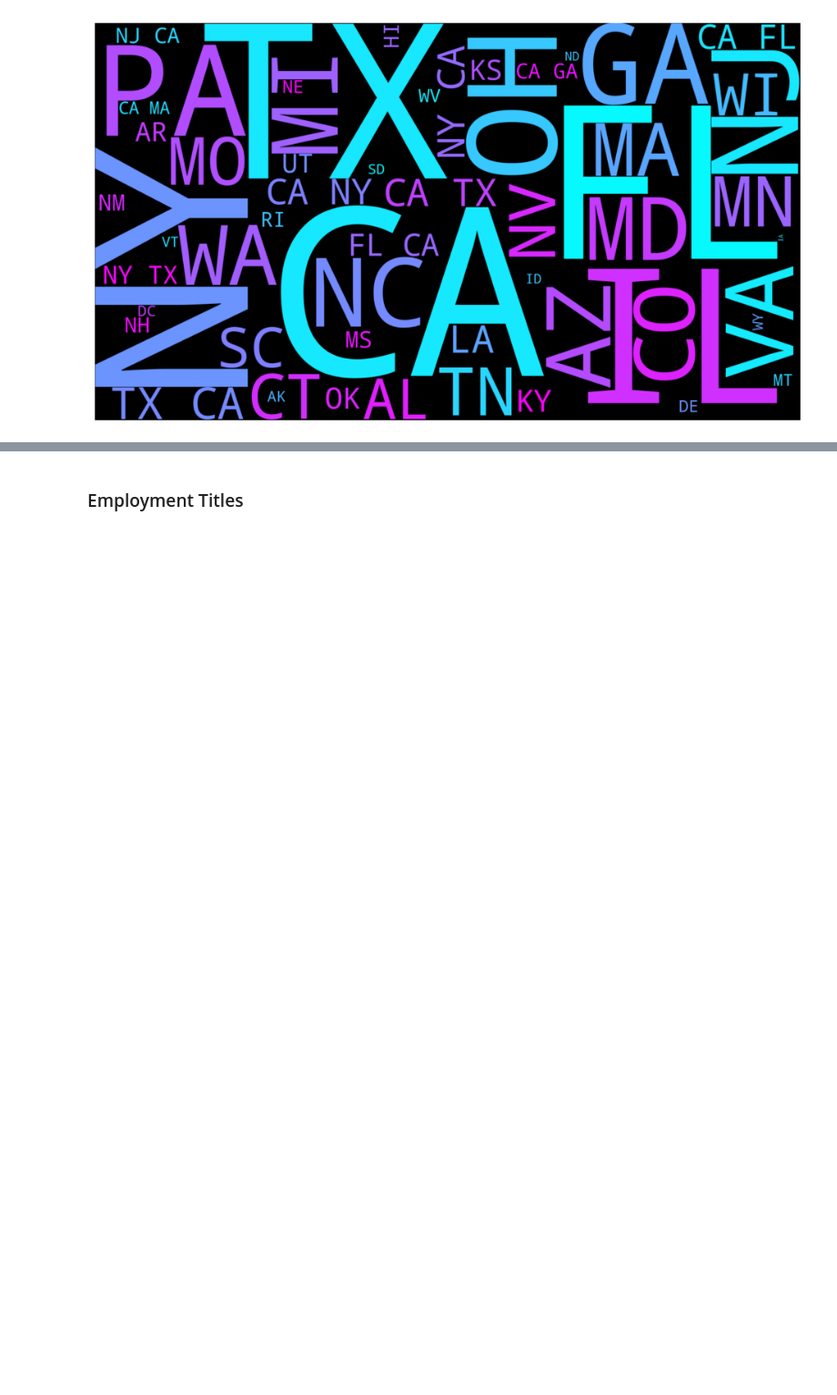
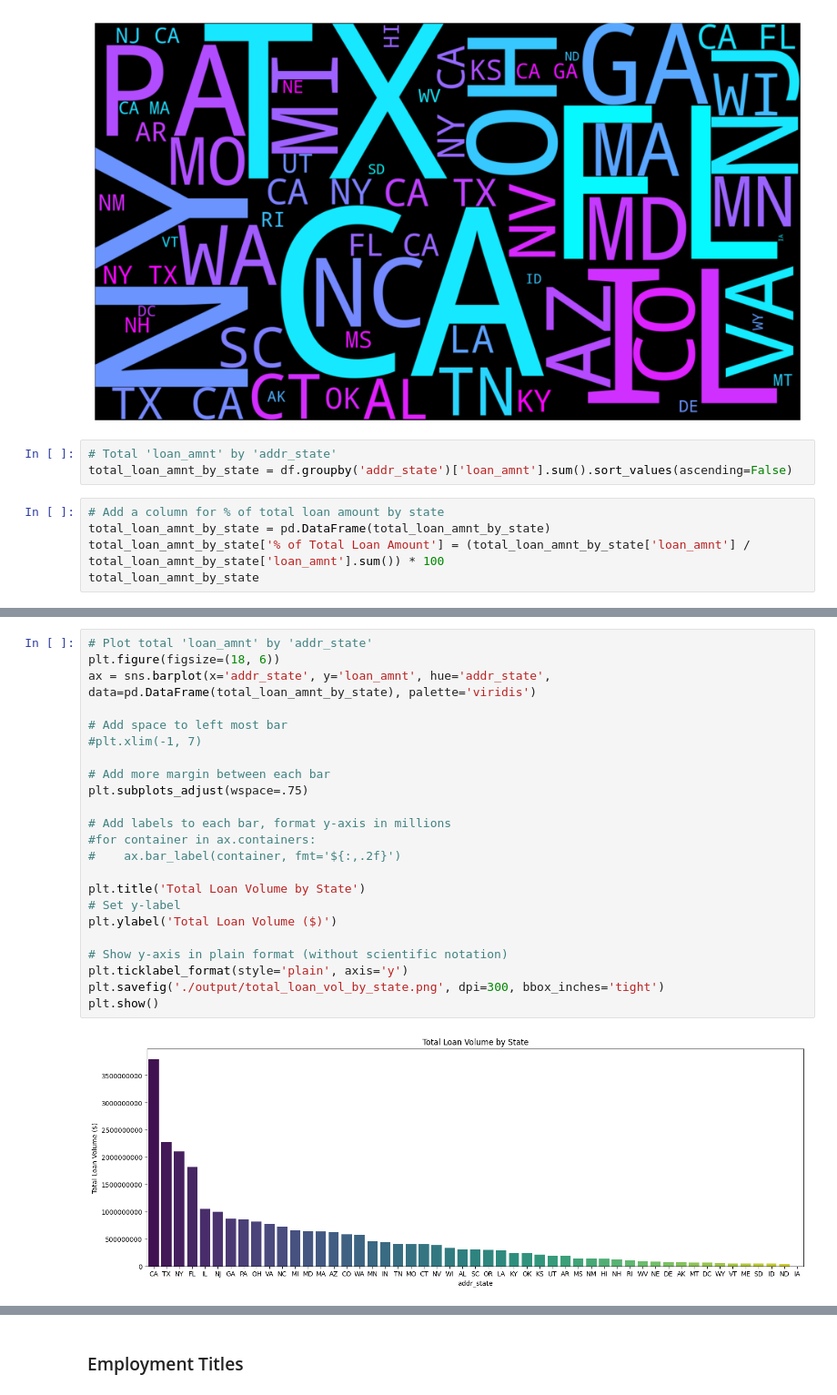
Before and after one commit to dmtrinh/loan-default-prediction, a Jupyter notebook: LendingClub_EDA.ipynb, the cells around one changed output, grey strips where cells are left out. Shown at 91% size. Saved outputs shown, nothing was run; the diff lists cells and outputs as text; blank space fills up the shorter version.

```diff
--- a/LendingClub_EDA.ipynb
+++ b/LendingClub_EDA.ipynb
@@ -55,3 +58,11 @@ create_wordcloud(df['addr_state'])
 # %% [output]
 Number of unique values: 51
 [figure]
+# %%
+# Total 'loan_amnt' by 'addr_state'
+total_loan_amnt_by_state = df.groupby('addr_state')['loan_amnt'].sum().sort_values(ascending=False)
+# %%
+# Add a column for % of total loan amount by state
+total_loan_amnt_by_state = pd.DataFrame(total_loan_amnt_by_state)
+total_loan_amnt_by_state['% of Total Loan Amount'] = (total_loan_amnt_by_state['loan_amnt'] / total_loan_amnt_by_state['loan_amnt'].sum()) * 100
+total_loan_amnt_by_state
@@ -57,0 +88,25 @@ Number of unique values: 51
+# %%
+# Plot total 'loan_amnt' by 'addr_state'
+plt.figure(figsize=(18, 6))
+ax = sns.barplot(x='addr_state', y='loan_amnt', hue='addr_state', data=pd.DataFrame(total_loan_amnt_by_state), palette='viridis')
+
+# Add space to left most bar
+#plt.xlim(-1, 7)
+
+# Add more margin between each bar
+plt.subplots_adjust(wspace=.75)
+
+# Add labels to each bar, format y-axis in millions
+#for container in ax.containers:
+#    ax.bar_label(container, fmt='${:,.2f}')
+
+plt.title('Total Loan Volume by State')
+# Set y-label
+plt.ylabel('Total Loan Volume ($)')
+
+# Show y-axis in plain format (without scientific notation)
+plt.ticklabel_format(style='plain', axis='y')
+plt.savefig('./output/total_loan_vol_by_state.png', dpi=300, bbox_inches='tight')
+plt.show()
+# %% [output]
+[figure, added]
```
Also changed, not shown: parts of 33 cells of this notebook, 24 other files.
